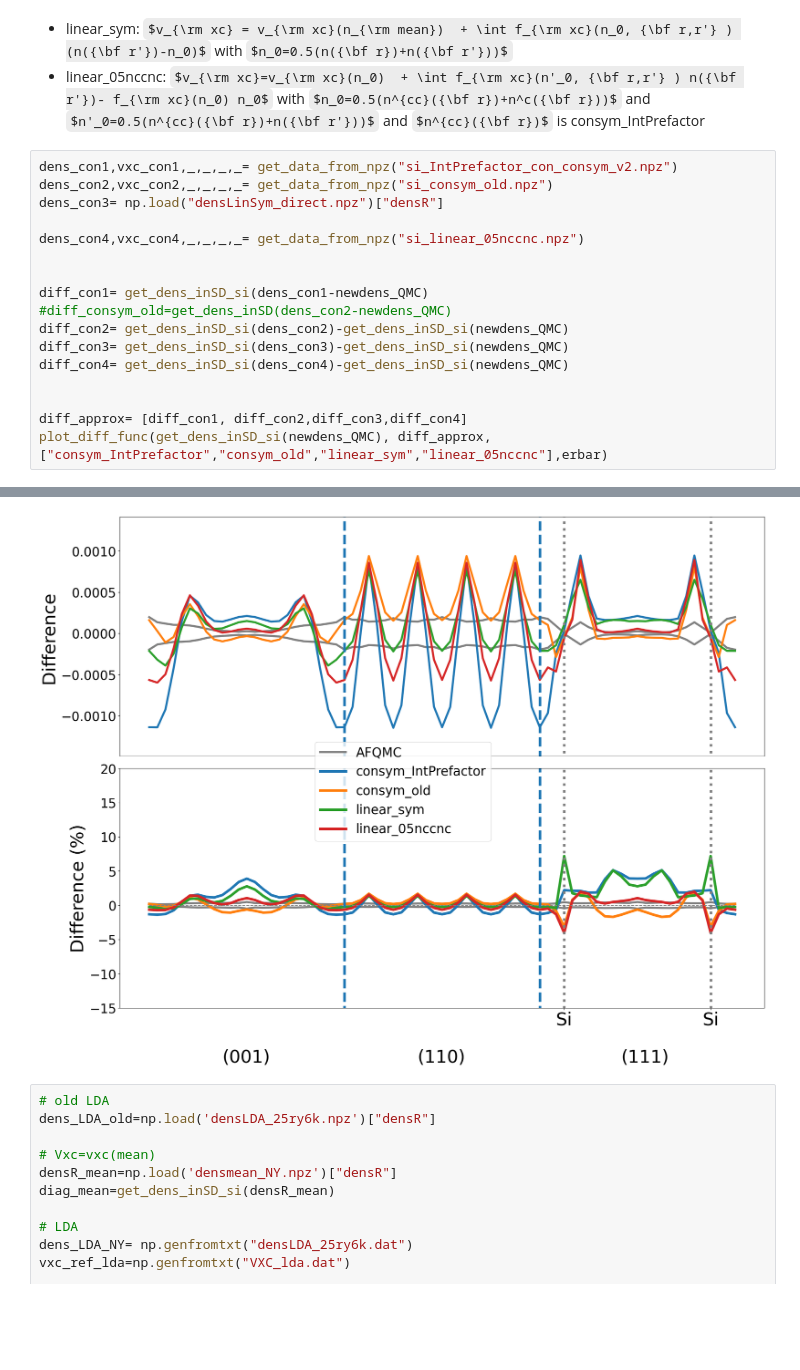
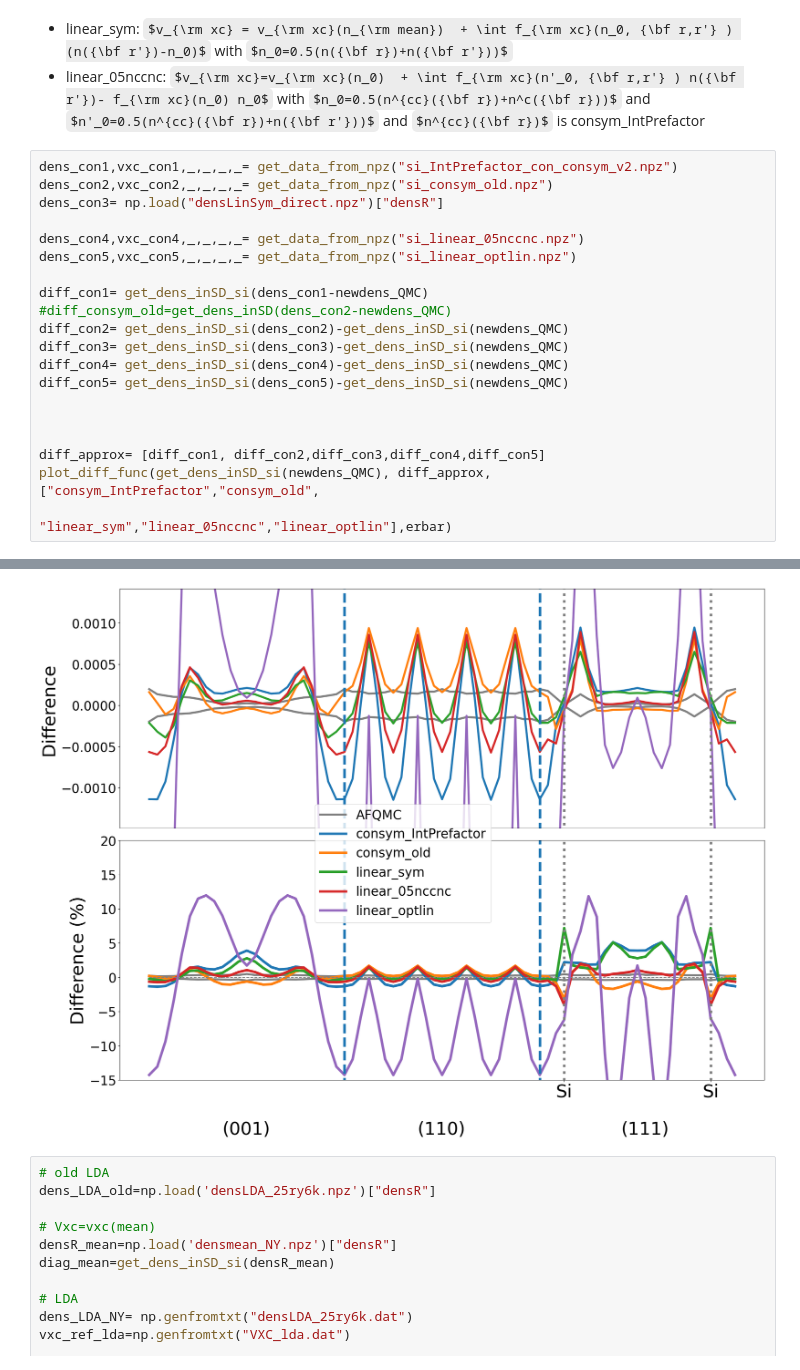
Before and after one commit to aouinaayoub/connector, a Jupyter notebook: fxc_connector.ipynb, the cells around one changed output, grey strips where cells are left out. Cells and saved outputs as stored; diff of their text form; some formulas as TeX source; blank space fills up the shorter version.

```diff
--- a/fxc_connector.ipynb
+++ b/fxc_connector.ipynb
@@ -130,17 +140,20 @@ dens_con2,vxc_con2,_,_,_,_= get_data_from_npz("si_consym_old.npz")
 dens_con3= np.load("densLinSym_direct.npz")["densR"]
 
 dens_con4,vxc_con4,_,_,_,_= get_data_from_npz("si_linear_05nccnc.npz")
-
+dens_con5,vxc_con5,_,_,_,_= get_data_from_npz("si_linear_optlin.npz")
 
 diff_con1= get_dens_inSD_si(dens_con1-newdens_QMC)
 #diff_consym_old=get_dens_inSD(dens_con2-newdens_QMC)
 diff_con2= get_dens_inSD_si(dens_con2)-get_dens_inSD_si(newdens_QMC)
 diff_con3= get_dens_inSD_si(dens_con3)-get_dens_inSD_si(newdens_QMC)
 diff_con4= get_dens_inSD_si(dens_con4)-get_dens_inSD_si(newdens_QMC)
+diff_con5= get_dens_inSD_si(dens_con5)-get_dens_inSD_si(newdens_QMC)
 
 
-diff_approx= [diff_con1, diff_con2,diff_con3,diff_con4]
-plot_diff_func(get_dens_inSD_si(newdens_QMC), diff_approx, ["consym_IntPrefactor","consym_old","linear_sym","linear_05nccnc"],erbar)
+
+diff_approx= [diff_con1, diff_con2,diff_con3,diff_con4,diff_con5]
+plot_diff_func(get_dens_inSD_si(newdens_QMC), diff_approx, ["consym_IntPrefactor","consym_old",
+                                                            "linear_sym","linear_05nccnc","linear_optlin"],erbar)
 # %% [output]
 ============
 number of iterations is  79
@@ -160,4 +178,4 @@ The direct gap is 2.6741 ev | QMC = 2.72 ev
-[figure, old version]
+[figure, new version]
 # %%
 # old LDA
 dens_LDA_old=np.load('densLDA_25ry6k.npz')["densR"]
```
Also changed, not shown: parts of 8 cells of this notebook.
